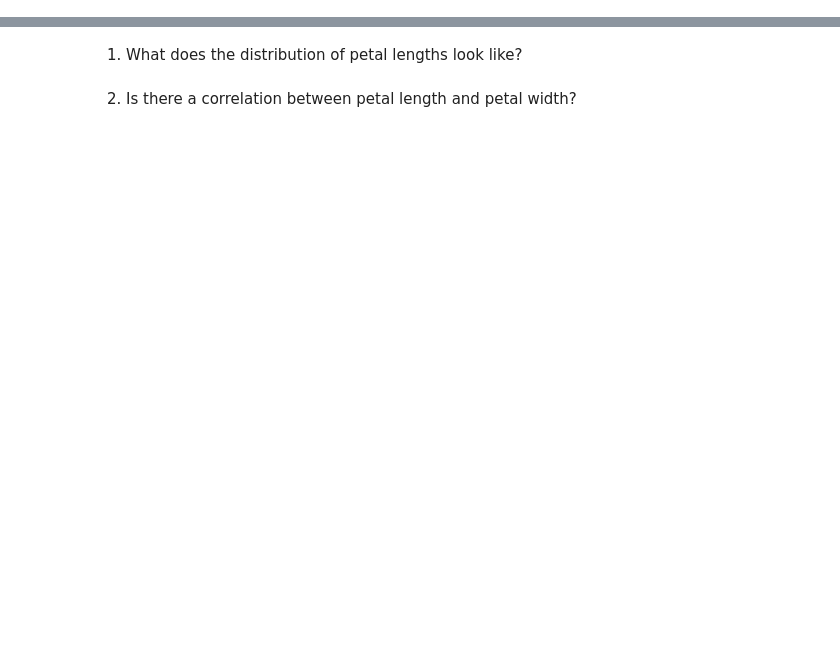
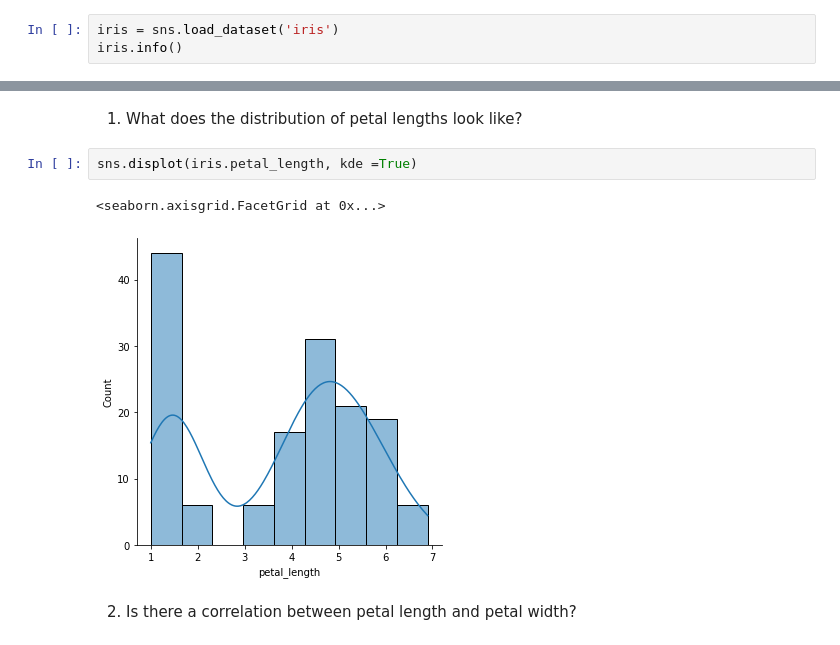
Before and after one commit to ArnolValadezRodriguez/numpy-pandas-visualization-exercises, a Jupyter notebook: seaborn_exercises.ipynb, the cells around one changed output, grey strips where cells are left out. Saved outputs shown, nothing was run; the diff lists cells and outputs as text; blank space fills up the shorter version.

```diff
--- a/seaborn_exercises.ipynb
+++ b/seaborn_exercises.ipynb
@@ -2,0 +9,3 @@ Use the iris database to answer the following quesitons:
+# %%
+iris = sns.load_dataset('iris')
+iris.info()
@@ -3,4 +41,9 @@ Use the iris database to answer the following quesitons:
 # %% [markdown]
 1. What does the distribution of petal lengths look like?
+# %%
+sns.displot(iris.petal_length, kde =True)
+# %% [output]
+<seaborn.axisgrid.FacetGrid at 0x...>
+[figure, added]
 # %% [markdown]
 2. Is there a correlation between petal length and petal width?
```
Also changed, not shown: parts of 28 cells of this notebook.
